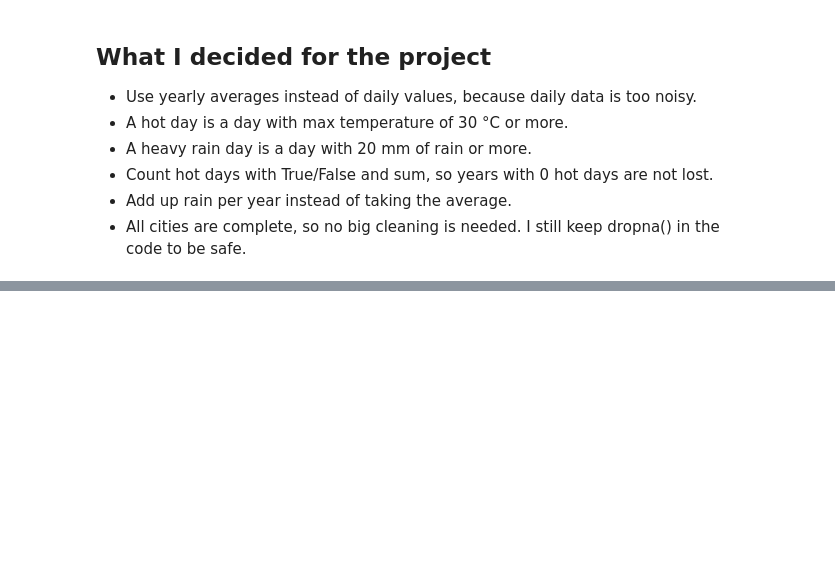
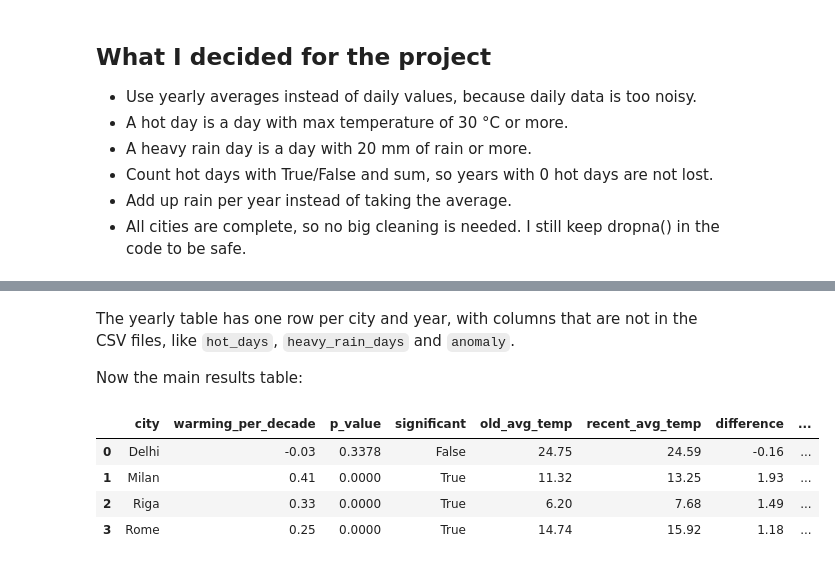
Before and after one commit to Dhingraakshat/weather-report, a Jupyter notebook: notebooks/exploration.ipynb, the cells around one changed output, grey strips where cells are left out. Cells and saved outputs as stored; diff of their text form; code cells hidden in the pictures; blank space fills up the shorter version.

```diff
--- a/notebooks/exploration.ipynb
+++ b/notebooks/exploration.ipynb
@@ -123,0 +153,12 @@ Rome, Riga and Delhi also have 27759 rows and no missing values, so all four cit
+# %% [markdown]
+The yearly table has one row per city and year, with columns that are not in the CSV files, like `hot_days`, `heavy_rain_days` and `anomaly`.
+
+Now the main results table:
+# %%
+city_summary(yearly)
+# %% [output]
+|  | city | warming_per_decade | p_value | significant | old_avg_temp | recent_avg_temp | difference | ... |
+| 0 | Delhi | -0.03 | 0.3378 | False | 24.75 | 24.59 | -0.16 | ... |
+| 1 | Milan | 0.41 | 0.0000 | True | 11.32 | 13.25 | 1.93 | ... |
+| 2 | Riga | 0.33 | 0.0000 | True | 6.20 | 7.68 | 1.49 | ... |
+| 3 | Rome | 0.25 | 0.0000 | True | 14.74 | 15.92 | 1.18 | ... |
```
Also changed, not shown: parts of 10 cells of this notebook.
